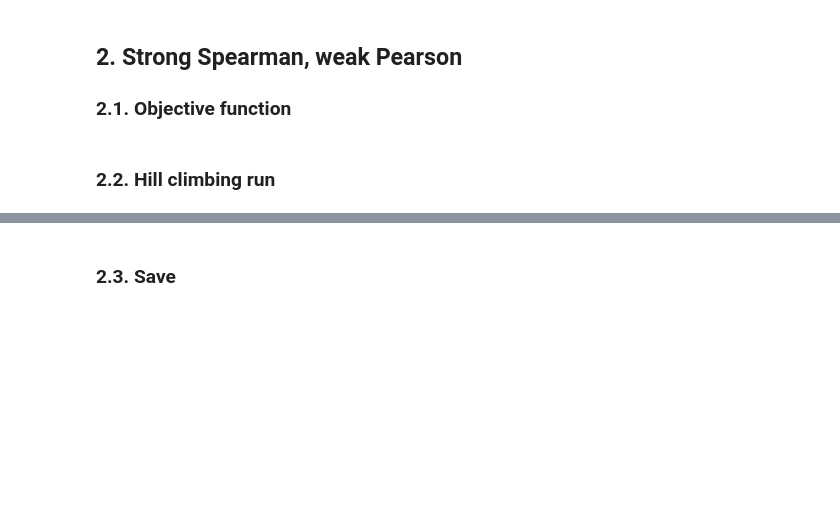
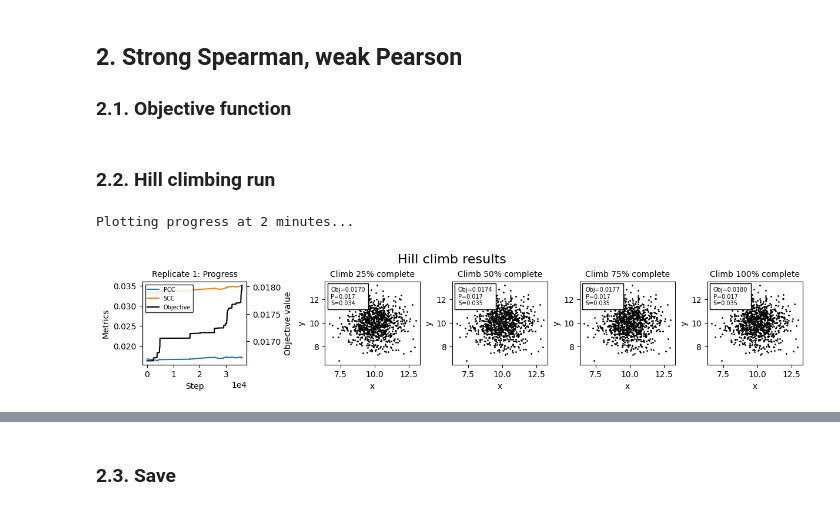
Before and after one commit to gperdrizet/hill_climber, a Jupyter notebook: notebooks/02-pearson_spearman.ipynb, the cells around one changed output, grey strips where cells are left out. Drawn from its saved outputs; the diff is of its cells as text; code cells hidden in the pictures; blank space fills up the shorter version.

```diff
--- a/notebooks/02-pearson_spearman.ipynb
+++ b/notebooks/02-pearson_spearman.ipynb
@@ -24,10 +24,10 @@ from hill_climber import HillClimber
 n = 1000
 
 # Run duration in minutes
-run_time = 5 * 60
+run_time = 5
 
 # Number of replicate climbs for each objective function
-replicates = 10
+replicates = 1
 
 # Hill climb parameters
 step_spread = 0.001
@@ -91,22 +91,22 @@ def objective_spearman_large_pearson_small(x, y):
 # %%
 # Create HillClimber instance
 climber = HillClimber(
     data=data,
     objective_func=objective_spearman_large_pearson_small,
     max_time=run_time,
     step_spread=step_spread,
     perturb_fraction=perturb_fraction,
     temperature=temperature,
     cooling_rate=cooling_rate,
-    mode='maximize'
+    mode='maximize',
+    plot_progress=1
 )
 
 # Run optimization
-# Run parallel optimization
-results = climber.climb_parallel(
-    replicates=replicates,
-    initial_noise=initial_noise
-)
+results = climber.climb()
+# %% [output]
+Plotting progress at 2 minutes...
+[figure, added]
 # %%
 climber.plot_results(
     results,
```
Also changed, not shown: parts of 2 cells of this notebook, 14 other files.
